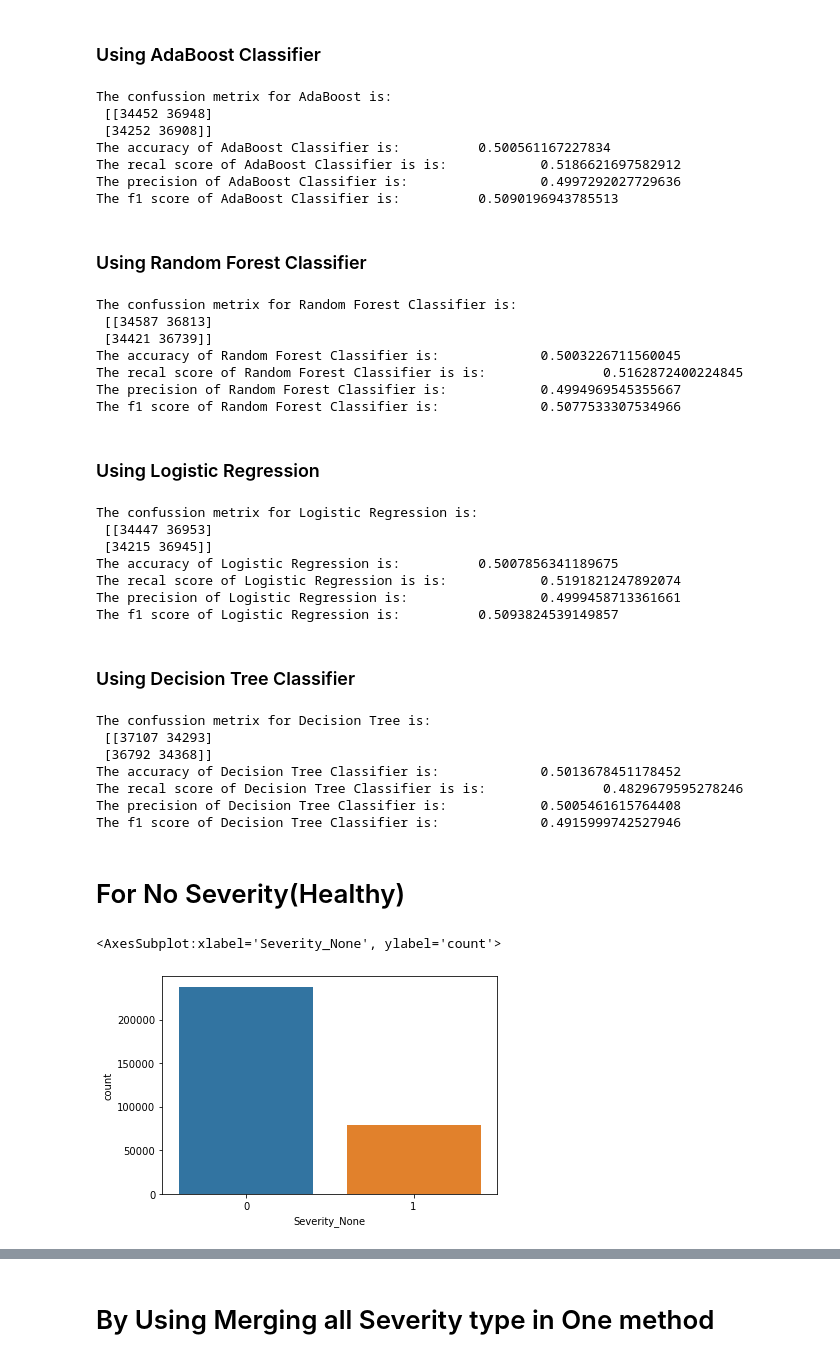
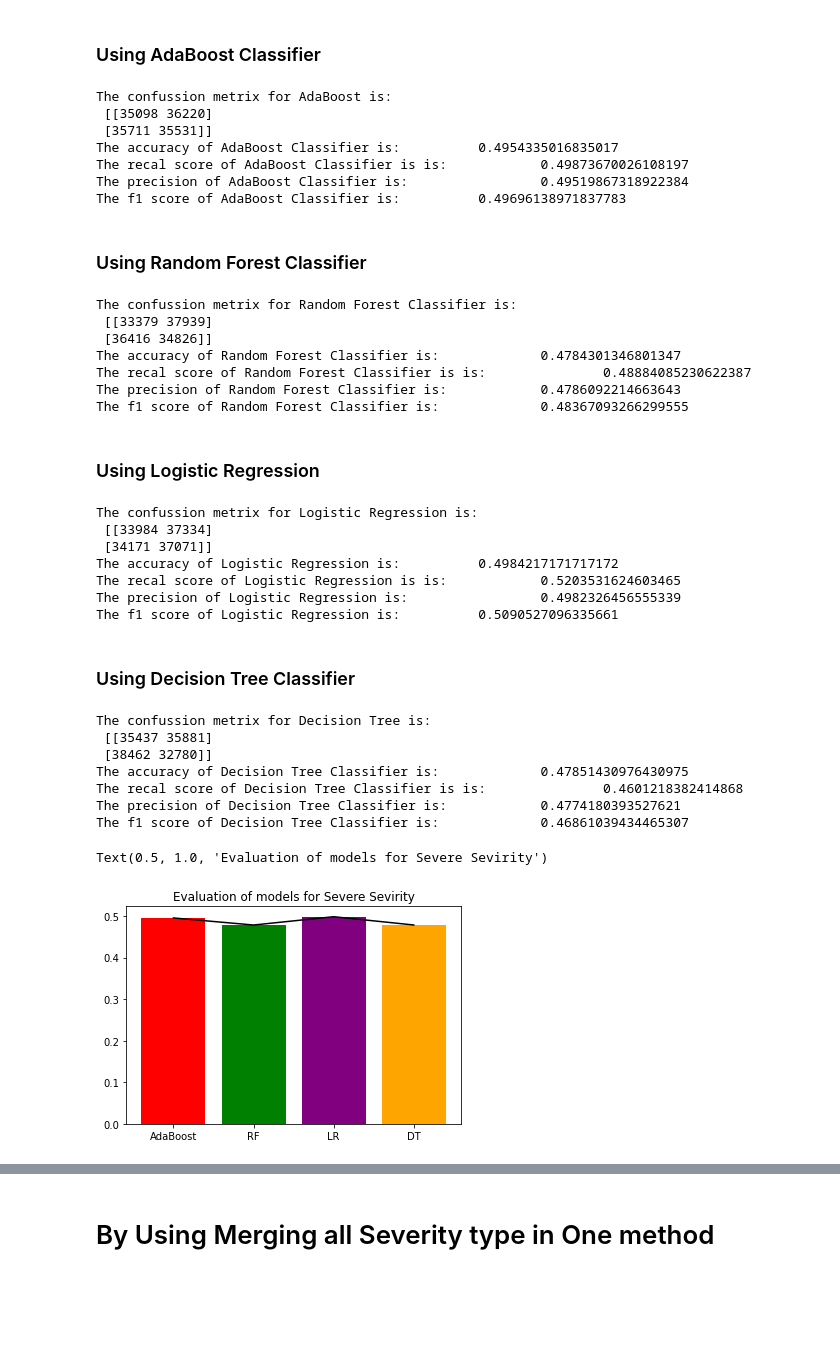
Before and after one commit to ashu741/MiniProject_5th_Sem_2015202, a Jupyter notebook: AshutoshKumarGupta_5thSem_MiniProject_Part2_2015202.ipynb, the cells around one changed output, grey strips where cells are left out. Saved outputs shown, nothing was run; the diff lists cells and outputs as text; code cells hidden in the pictures; blank space fills up the shorter version.

```diff
--- a/AshutoshKumarGupta_5thSem_MiniProject_Part2_2015202.ipynb
+++ b/AshutoshKumarGupta_5thSem_MiniProject_Part2_2015202.ipynb
@@ -416,80 +503,84 @@ print(test_sy.shape)
 ada_se=AdaBoostClassifier()
 ada_se.fit(train_sx,train_sy)
 pred_ada_se=ada_se.predict(test_sx)
+accuracy_severe_ada=metrics.accuracy_score(test_sy,pred_ada_se)
 print("The confussion metrix for AdaBoost is:\n",metrics.confusion_matrix(test_sy,pred_ada_se))
-print("The accuracy of AdaBoost Classifier is:\t\t",metrics.accuracy_score(test_sy,pred_ada_se))
+print("The accuracy of AdaBoost Classifier is:\t\t",accuracy_severe_ada)
 print("The recal score of AdaBoost Classifier is is:\t\t",metrics.recall_score(test_sy,pred_ada_se))
 print("The precision of AdaBoost Classifier is:\t\t",metrics.precision_score(test_sy,pred_ada_se))
 print("The f1 score of AdaBoost Classifier is:\t\t",metrics.f1_score(test_sy,pred_ada_se))
 # %% [output]
 The confussion metrix for AdaBoost is:
- [[34452 36948]
- [34252 36908]]
-The accuracy of AdaBoost Classifier is:          0.500561167227834
-The recal score of AdaBoost Classifier is is:            0.5186621697582912
-The precision of AdaBoost Classifier is:                 0.4997292027729636
-The f1 score of AdaBoost Classifier is:          0.5090196943785513
+ [[35098 36220]
+ [35711 35531]]
+The accuracy of AdaBoost Classifier is:          0.4954335016835017
+The recal score of AdaBoost Classifier is is:            0.49873670026108197
+The precision of AdaBoost Classifier is:                 0.49519867318922384
+The f1 score of AdaBoost Classifier is:          0.49696138971837783
 # %% [markdown]
 ### Using Random Forest Classifier
 # %%
 rf_se=RandomForestClassifier()
 rf_se.fit(train_sx,train_sy)
-pred_rf_se=rf_mo.predict(test_sx)
+pred_rf_se=rf_se.predict(test_sx)
+accuracy_severe_rf=metrics.accuracy_score(test_sy,pred_rf_se)
 print("The confussion metrix for Random Forest Classifier is:\n",metrics.confusion_matrix(test_sy,pred_rf_se))
-print("The accuracy of Random Forest Classifier is:\t\t",metrics.accuracy_score(test_sy,pred_rf_se))
+print("The accuracy of Random Forest Classifier is:\t\t",accuracy_severe_rf)
 print("The recal score of Random Forest Classifier is is:\t\t",metrics.recall_score(test_sy,pred_rf_se))
 print("The precision of Random Forest Classifier is:\t\t",metrics.precision_score(test_sy,pred_rf_se))
 print("The f1 score of Random Forest Classifier is:\t\t",metrics.f1_score(test_sy,pred_rf_se))
 # %% [output]
 The confussion metrix for Random Forest Classifier is:
- [[34587 36813]
- [34421 36739]]
-The accuracy of Random Forest Classifier is:             0.5003226711560045
-The recal score of Random Forest Classifier is is:               0.5162872400224845
-The precision of Random Forest Classifier is:            0.4994969545355667
-The f1 score of Random Forest Classifier is:             0.5077533307534966
+ [[33379 37939]
+ [36416 34826]]
+The accuracy of Random Forest Classifier is:             0.4784301346801347
+The recal score of Random Forest Classifier is is:               0.48884085230622387
+The precision of Random Forest Classifier is:            0.4786092214663643
+The f1 score of Random Forest Classifier is:             0.48367093266299555
 # %% [markdown]
 ### Using Logistic Regression
 # %%
 lr_se=LogisticRegression()
 lr_se.fit(train_sx,train_sy)
 pred_lr_se=lr_se.predict(test_sx)
+accuracy_severe_lr=metrics.accuracy_score(test_sy,pred_lr_se)
 print("The confussion metrix for Logistic Regression is:\n",metrics.confusion_matrix(test_sy,pred_lr_se))
-print("The accuracy of Logistic Regression is:\t\t",metrics.accuracy_score(test_sy,pred_lr_se))
+print("The accuracy of Logistic Regression is:\t\t",accuracy_severe_lr)
 print("The recal score of Logistic Regression is is:\t\t",metrics.recall_score(test_sy,pred_lr_se))
 print("The precision of Logistic Regression is:\t\t",metrics.precision_score(test_sy,pred_lr_se))
 print("The f1 score of Logistic Regression is:\t\t",metrics.f1_score(test_sy,pred_lr_se))
 # %% [output]
 The confussion metrix for Logistic Regression is:
- [[34447 36953]
- [34215 36945]]
-The accuracy of Logistic Regression is:          0.5007856341189675
-The recal score of Logistic Regression is is:            0.5191821247892074
-The precision of Logistic Regression is:                 0.4999458713361661
-The f1 score of Logistic Regression is:          0.5093824539149857
+ [[33984 37334]
+ [34171 37071]]
+The accuracy of Logistic Regression is:          0.4984217171717172
+The recal score of Logistic Regression is is:            0.5203531624603465
+The precision of Logistic Regression is:                 0.4982326456555339
+The f1 score of Logistic Regression is:          0.5090527096335661
 # %% [markdown]
 ### Using Decision Tree Classifier
 # %%
 dsc_se=DecisionTreeClassifier()
 dsc_se.fit(train_sx,train_sy)
 pred_dsc_se=dsc_se.predict(test_sx)
+accuracy_severe_dsc=metrics.accuracy_score(test_sy,pred_dsc_se)
 print("The confussion metrix for Decision Tree is:\n",metrics.confusion_matrix(test_sy,pred_dsc_se))
-print("The accuracy of Decision Tree Classifier is:\t\t",metrics.accuracy_score(test_sy,pred_dsc_se))
+print("The accuracy of Decision Tree Classifier is:\t\t",accuracy_severe_dsc)
 print("The recal score of Decision Tree Classifier is is:\t\t",metrics.recall_score(test_sy,pred_dsc_se))
 print("The precision of Decision Tree Classifier is:\t\t",metrics.precision_score(test_sy,pred_dsc_se))
 print("The f1 score of Decision Tree Classifier is:\t\t",metrics.f1_score(test_sy,pred_dsc_se))
 # %% [output]
 The confussion metrix for Decision Tree is:
- [[37107 34293]
- [36792 34368]]
-The accuracy of Decision Tree Classifier is:             0.5013678451178452
-The recal score of Decision Tree Classifier is is:               0.4829679595278246
-The precision of Decision Tree Classifier is:            0.5005461615764408
-The f1 score of Decision Tree Classifier is:             0.4915999742527946
+ [[35437 35881]
+ [38462 32780]]
+The accuracy of Decision Tree Classifier is:             0.47851430976430975
+The recal score of Decision Tree Classifier is is:               0.4601218382414868
+The precision of Decision Tree Classifier is:            0.4774180393527621
+The f1 score of Decision Tree Classifier is:             0.46861039434465307
-# %% [markdown]
-# For No Severity(Healthy)
-# %%
-sns.countplot(dataset1.iloc[:,21])
-# %% [output]
-<AxesSubplot:xlabel='Severity_None', ylabel='count'>
-[figure, removed]
+# %%
+plt.bar(['AdaBoost','RF','LR','DT'],[accuracy_severe_ada,accuracy_severe_rf,accuracy_severe_lr,accuracy_severe_dsc],color=['red','green','purple','orange'])
+plt.plot([accuracy_severe_ada,accuracy_severe_rf,accuracy_severe_lr,accuracy_severe_dsc],color='black')
+plt.title('Evaluation of models for Severe Sevirity')
+# %% [output]
+Text(0.5, 1.0, 'Evaluation of models for Severe Sevirity')
+[figure, added]
```
Also changed, not shown: parts of 27 cells of this notebook.
